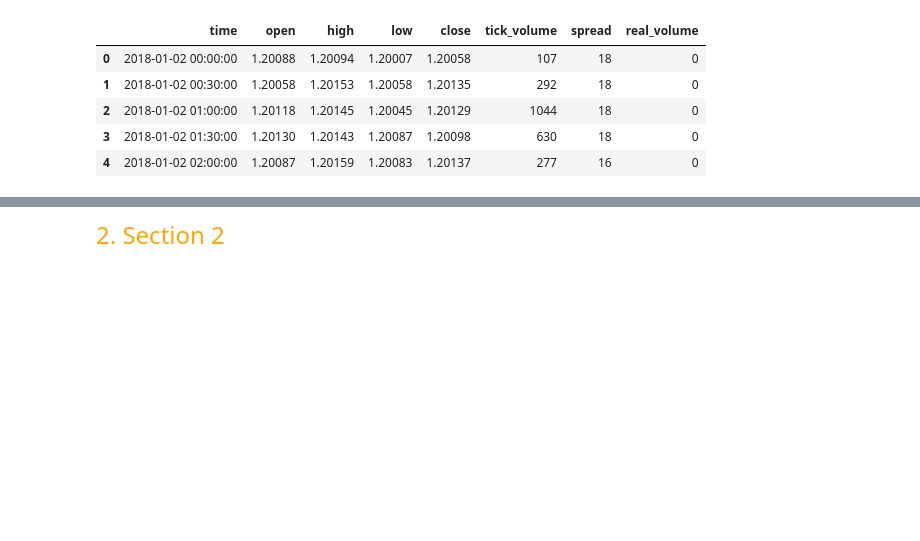
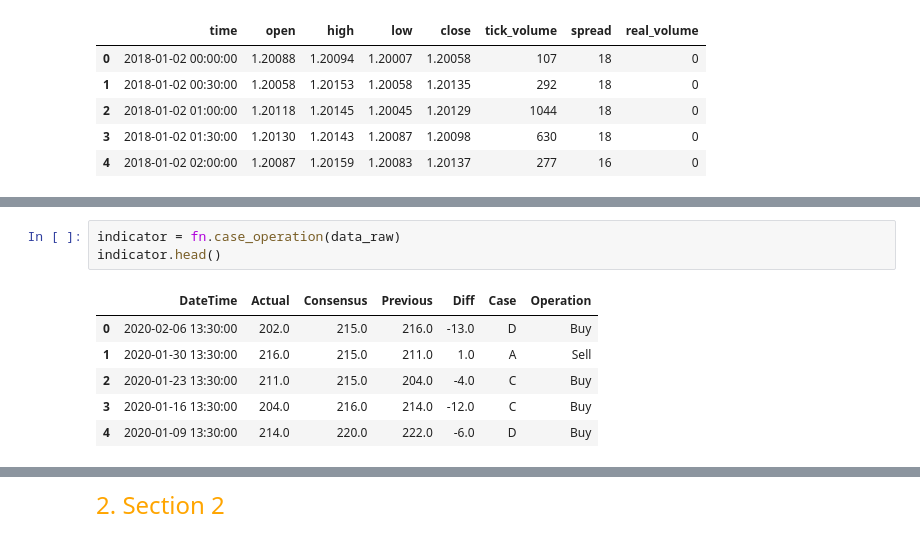
Before and after one commit to EstebanMqz/Initial_Jobless_Claims_Reports_on_EURUSD, a Jupyter notebook: notebook.ipynb, the cells around one changed output, grey strips where cells are left out. Cells and saved outputs as stored; diff of their text form; blank space fills up the shorter version.

```diff
--- a/notebook.ipynb
+++ b/notebook.ipynb
@@ -306,0 +300,10 @@ vs.OHCLV_csticks(EURUSD_D, 'EURUSD Daily Candles', 'Volume', 30)[0]
+# %%
+indicator = fn.case_operation(data_raw)
+indicator.head()
+# %% [output]
+|  | DateTime | Actual | Consensus | Previous | Diff | Case | Operation |
+| 0 | 2020-02-06 13:30:00 | 202.0 | 215.0 | 216.0 | -13.0 | D | Buy |
+| 1 | 2020-01-30 13:30:00 | 216.0 | 215.0 | 211.0 | 1.0 | A | Sell |
+| 2 | 2020-01-23 13:30:00 | 211.0 | 215.0 | 204.0 | -4.0 | C | Buy |
+| 3 | 2020-01-16 13:30:00 | 204.0 | 216.0 | 214.0 | -12.0 | C | Buy |
+| 4 | 2020-01-09 13:30:00 | 214.0 | 220.0 | 222.0 | -6.0 | D | Buy |
```
Also changed, not shown: parts of 10 cells of this notebook, 2 other files.
